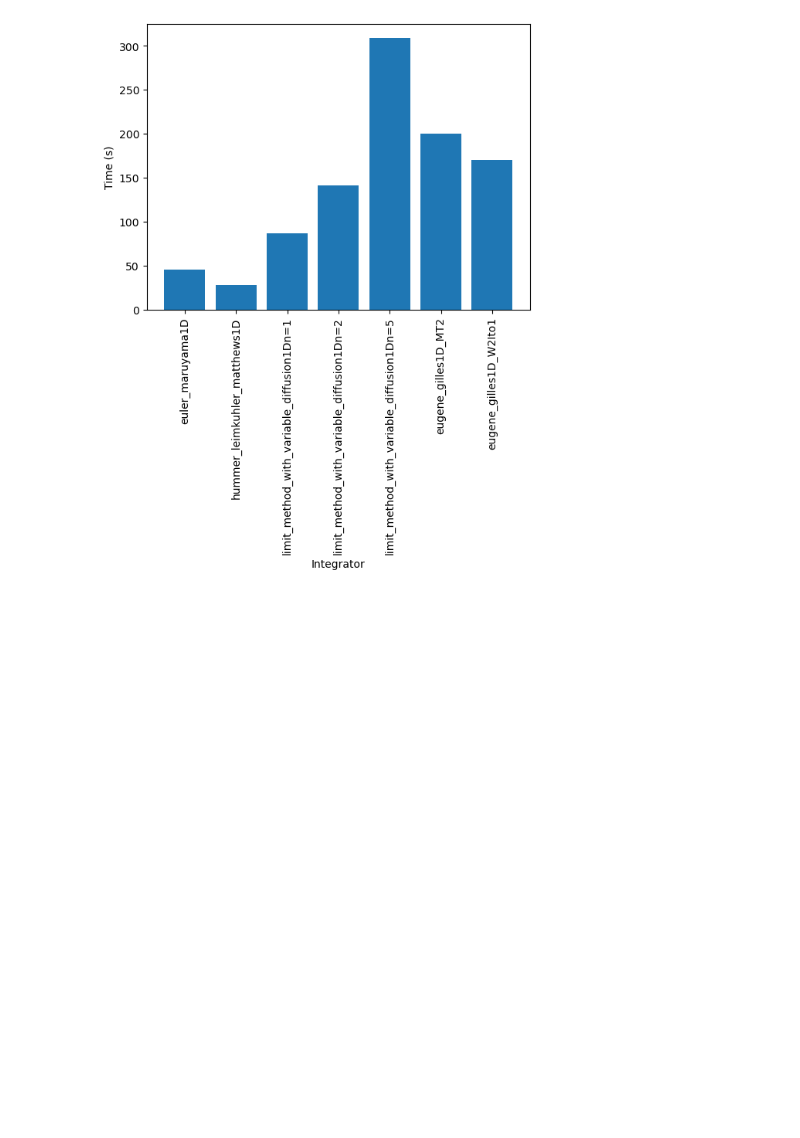
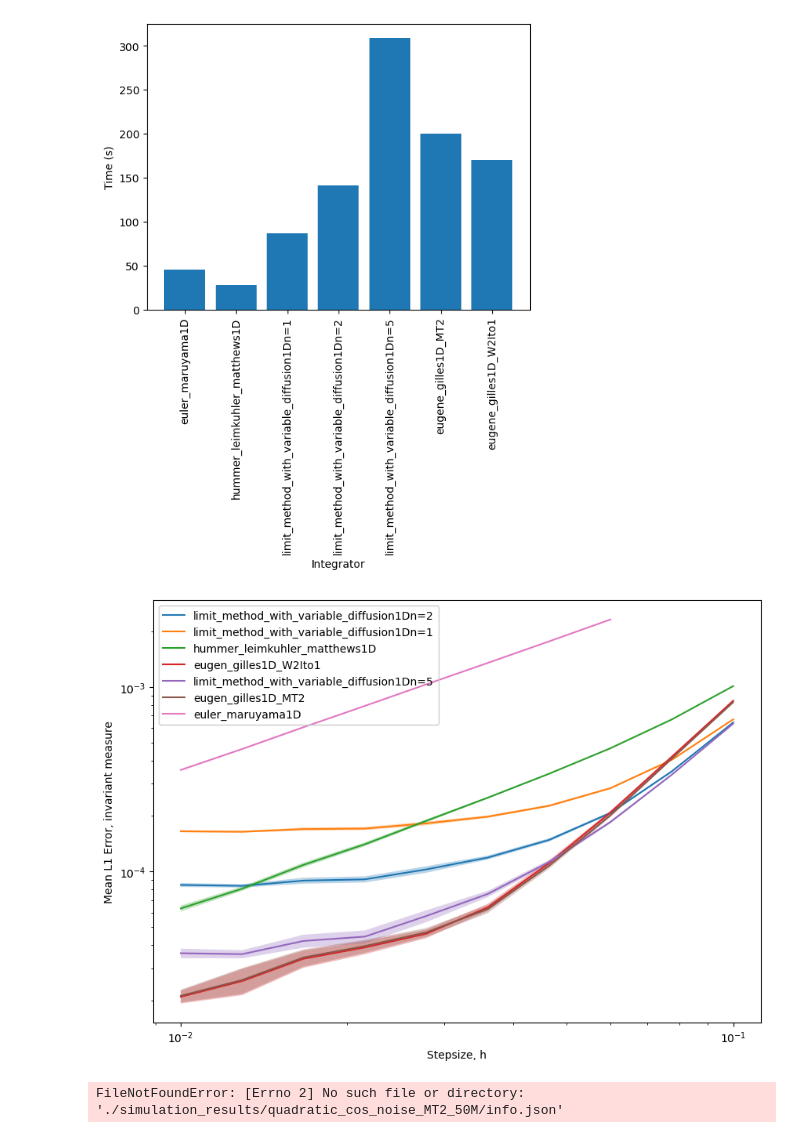
Before and after one commit to dominicp6/Integrators_for_Multiplicative_Noise, a Jupyter notebook: plotting.ipynb, the cells around one changed output. Cells and saved outputs as stored; diff of their text form; code cells hidden in the pictures; blank space fills up the shorter version.

```diff
--- a/plotting.ipynb
+++ b/plotting.ipynb
@@ -65,3 +65,11 @@ plot_times("quadratic_cos_noise_1M")
 # Note: the euler_maruyama1D integrator time includes the cost of compiling, so is an overestimate.
 # %% [output]
 [figure]
+# %%
+plot_experiments("quadratic_cos_noise_10M")
+# %% [output]
+[figure, added]
+# %%
+plot_experiments("quadratic_cos_noise_MT2_50M")
+# %% [output]
+FileNotFoundError: [Errno 2] No such file or directory: './simulation_results/quadratic_cos_noise_MT2_50M/info.json'
```
